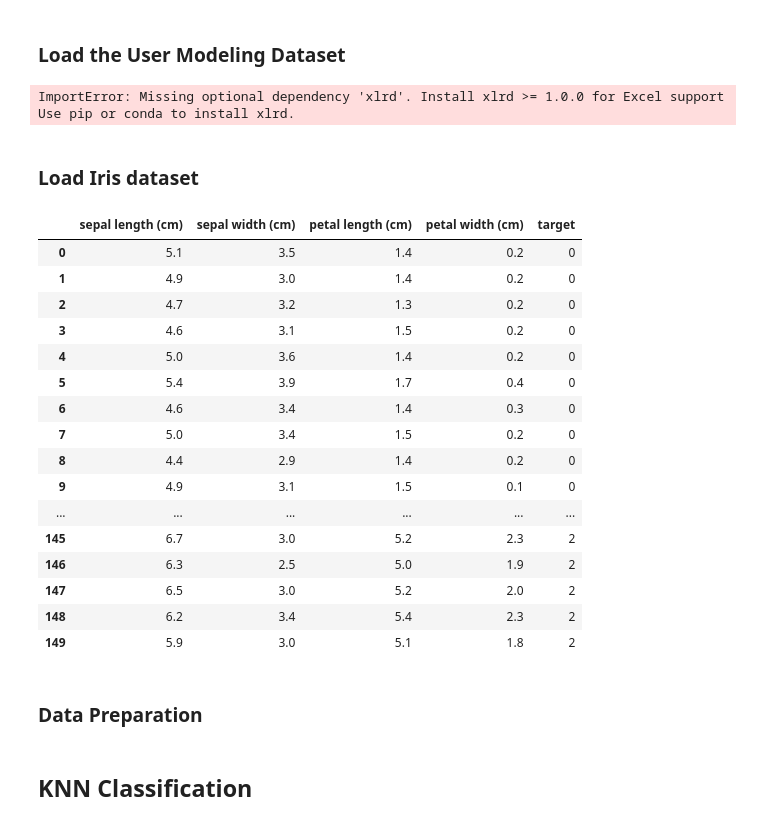
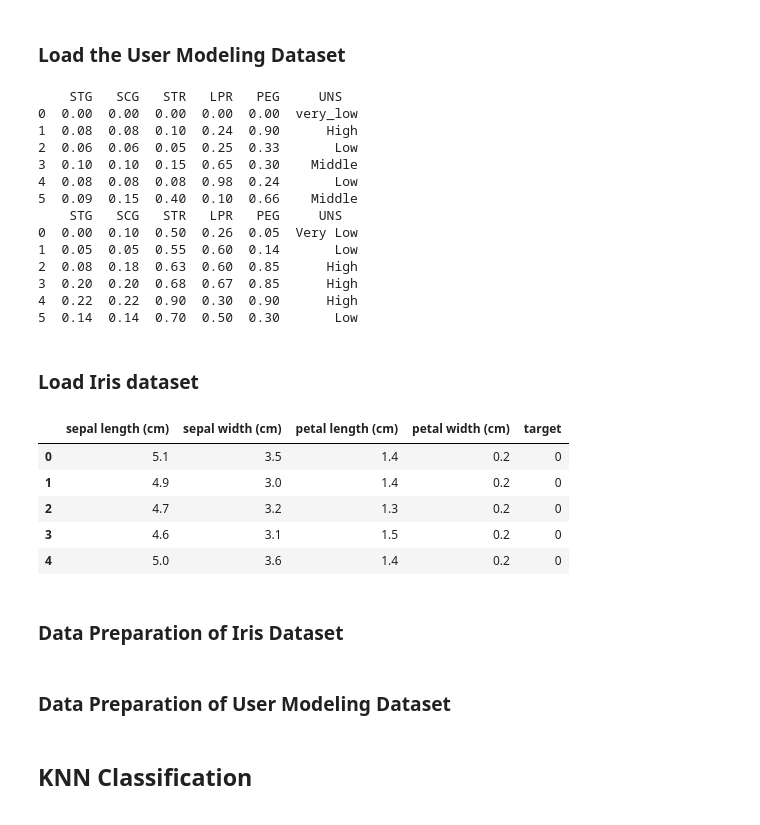
Before and after one commit to alvionaM/stellar-classification, a Jupyter notebook: notebooks/ML-Algorithms.ipynb, the cells around one changed output. Cells and saved outputs as stored; diff of their text form; code cells hidden in the pictures.

```diff
--- a/notebooks/ML-Algorithms.ipynb
+++ b/notebooks/ML-Algorithms.ipynb
@@ -150,35 +147,43 @@ class Report:
 ## Fetch Data
 # %% [markdown]
 ### Load the User Modeling Dataset
-# %%
-user_data = pd.read_excel("../resources/user+knowledge+modeling/Data_User_Modeling_Dataset_Hamdi Tolga KAHRAMAN.xls")
-# %% [output]
-ImportError: Missing optional dependency 'xlrd'. Install xlrd >= 1.0.0 for Excel support Use pip or conda to install xlrd.
+# %%
+user_training_data = pd.read_excel("../resources/user+knowledge+modeling/Data_User_Modeling_Dataset_Hamdi Tolga KAHRAMAN.xls", sheet_name="Training_Data")
+user_training_data = user_training_data.drop(columns=["Unnamed: 6", "Unnamed: 7", "Attribute Information:"])
+print(user_training_data.head(6))
+
+user_test_data = pd.read_excel("../resources/user+knowledge+modeling/Data_User_Modeling_Dataset_Hamdi Tolga KAHRAMAN.xls", sheet_name="Test_Data")
+user_test_data = user_test_data.drop(columns=["Unnamed: 6", "Unnamed: 7", "Attribute Information:"])
+print(user_test_data.head(6))
+# %% [output]
+    STG   SCG   STR   LPR   PEG     UNS
+0  0.00  0.00  0.00  0.00  0.00  very_low
+1  0.08  0.08  0.10  0.24  0.90      High
+2  0.06  0.06  0.05  0.25  0.33       Low
+3  0.10  0.10  0.15  0.65  0.30    Middle
+4  0.08  0.08  0.08  0.98  0.24       Low
+5  0.09  0.15  0.40  0.10  0.66    Middle
+    STG   SCG   STR   LPR   PEG     UNS
+0  0.00  0.10  0.50  0.26  0.05  Very Low
+1  0.05  0.05  0.55  0.60  0.14       Low
+2  0.08  0.18  0.63  0.60  0.85      High
+3  0.20  0.20  0.68  0.67  0.85      High
+4  0.22  0.22  0.90  0.30  0.90      High
+5  0.14  0.14  0.70  0.50  0.30       Low
 # %% [markdown]
 ### Load Iris dataset
 # %%
 iris_data = load_iris(as_frame=True)
-iris_data.frame
+iris_data.frame.head(5)
 # %% [output]
 |  | sepal length (cm) | sepal width (cm) | petal length (cm) | petal width (cm) | target |
 | 0 | 5.1 | 3.5 | 1.4 | 0.2 | 0 |
 | 1 | 4.9 | 3.0 | 1.4 | 0.2 | 0 |
 | 2 | 4.7 | 3.2 | 1.3 | 0.2 | 0 |
 | 3 | 4.6 | 3.1 | 1.5 | 0.2 | 0 |
 | 4 | 5.0 | 3.6 | 1.4 | 0.2 | 0 |
-| 5 | 5.4 | 3.9 | 1.7 | 0.4 | 0 |
-| 6 | 4.6 | 3.4 | 1.4 | 0.3 | 0 |
-| 7 | 5.0 | 3.4 | 1.5 | 0.2 | 0 |
-| 8 | 4.4 | 2.9 | 1.4 | 0.2 | 0 |
-| 9 | 4.9 | 3.1 | 1.5 | 0.1 | 0 |
-| ... | ... | ... | ... | ... | ... |
-| 145 | 6.7 | 3.0 | 5.2 | 2.3 | 2 |
-| 146 | 6.3 | 2.5 | 5.0 | 1.9 | 2 |
-| 147 | 6.5 | 3.0 | 5.2 | 2.0 | 2 |
-| 148 | 6.2 | 3.4 | 5.4 | 2.3 | 2 |
-| 149 | 5.9 | 3.0 | 5.1 | 1.8 | 2 |
 # %% [markdown]
-### Data Preparation
+### Data Preparation of Iris Dataset
 # %%
 # split initial data into train and test (50 examples for test)
 X_train, X_test, y_train, y_test = train_test_split(iris_data.data.to_numpy(),
@@ -189,3 +194,5 @@ X_train, X_test, y_train, y_test = train_test_split(iris_data.data.to_numpy(),
 # split rest of the train data into train and dev (50 examples for dev)
 X_train, X_dev, y_train, y_dev = train_test_split(X_train, y_train,
                                                   test_size=50, random_state=42)
+# %% [markdown]
+### Data Preparation of User Modeling Dataset
```
Also changed, not shown: parts of 28 cells of this notebook.
